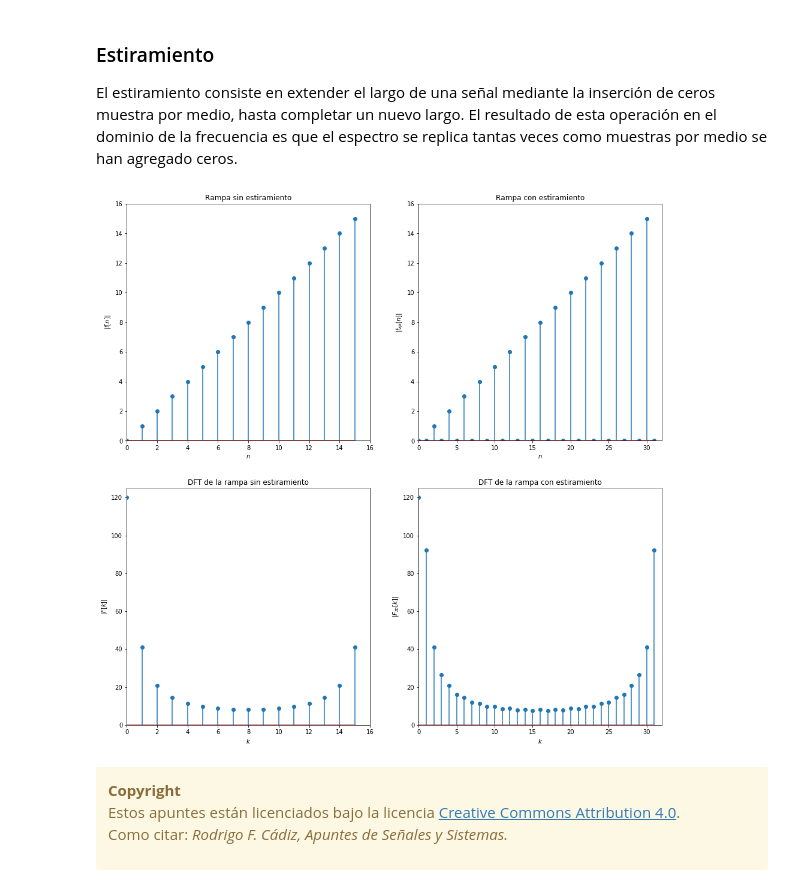
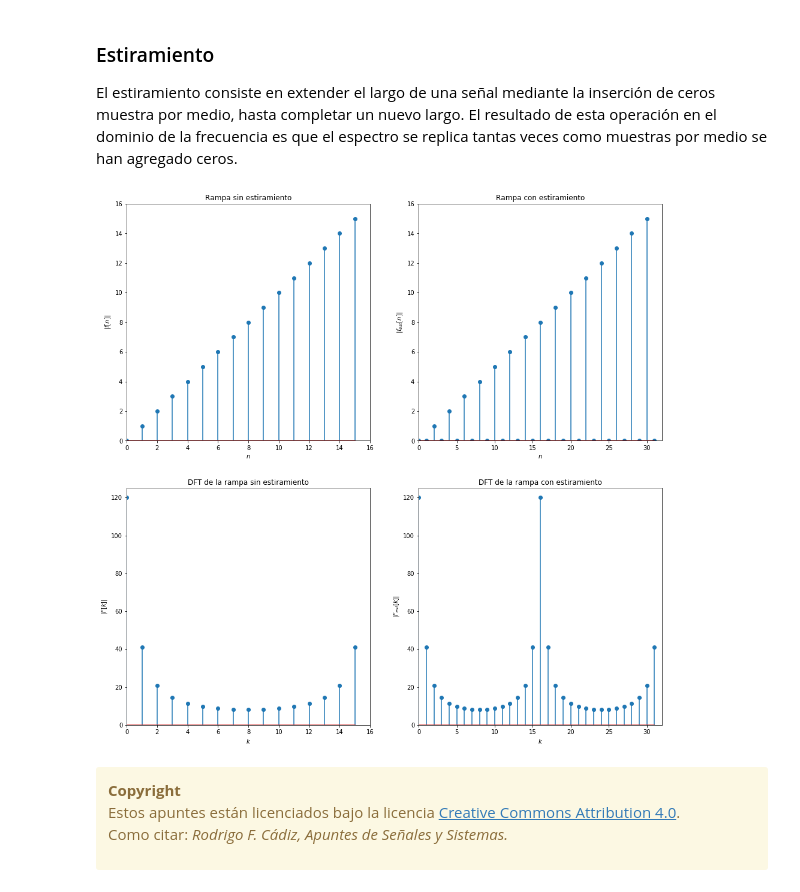
Before and after one commit to rodrigocadiz/senales_y_sistemas, a Jupyter notebook: 35-Propiedades_de_la_DFT.ipynb, the cells around one changed output. Saved outputs shown, nothing was run; the diff lists cells and outputs as text; code cells hidden in the pictures.

```diff
--- a/35-Propiedades_de_la_DFT.ipynb
+++ b/35-Propiedades_de_la_DFT.ipynb
@@ -154,42 +154,42 @@ F = np.fft.fft(f)
 
 z = np.zeros(N)
 fest = np.dstack((f,z)).flatten()
-Fest = np.fft.fft(fzp)
+Fest = np.fft.fft(fest)
 
 
 # plot spectra
 plt.figure(figsize = (16, 16))
 
 plt.subplot(221)
-plt.stem(np.arange(N),f,use_line_collection=True)
+plt.stem(np.arange(N),f)
 plt.title(r'Rampa sin estiramiento')
 plt.xlabel(r'$n$')
 plt.ylabel(r'$|f[n]|$')
 plt.axis([0, N, 0, N])
 
 plt.subplot(222)
-plt.stem(np.arange(M),fest,use_line_collection=True)
+plt.stem(np.arange(M),fest)
 plt.title(r'Rampa con estiramiento')
 plt.xlabel(r'$n$')
-plt.ylabel(r'$|f_{zp}[n]|$')
+plt.ylabel(r'$|f_{est}[n]|$')
 plt.axis([0, M, 0, N]);
 
 
 plt.subplot(223)
-plt.stem(np.arange(N),np.abs(F),use_line_collection=True)
+plt.stem(np.arange(N),np.abs(F))
 plt.title(r'DFT de la rampa sin estiramiento')
 plt.xlabel(r'$k$')
 plt.ylabel(r'$|F[k]|$')
 plt.axis([0, N, 0, 125])
 
 plt.subplot(224)
-plt.stem(np.arange(M),np.abs(Fest),use_line_collection=True)
+plt.stem(np.arange(M),np.abs(Fest))
 plt.title(r'DFT de la rampa con estiramiento')
 plt.xlabel(r'$k$')
-plt.ylabel(r'$|F_{zp}[k]|$')
+plt.ylabel(r'$|F_{est}[k]|$')
 plt.axis([0, M, 0, 125]);
 # %% [output]
-[figure, old version]
+[figure, new version]
 # %% [markdown]
 <div class="alert alert-block alert-warning">
 <b>Copyright</b><br>
```
Also changed, not shown: 3 other files.
